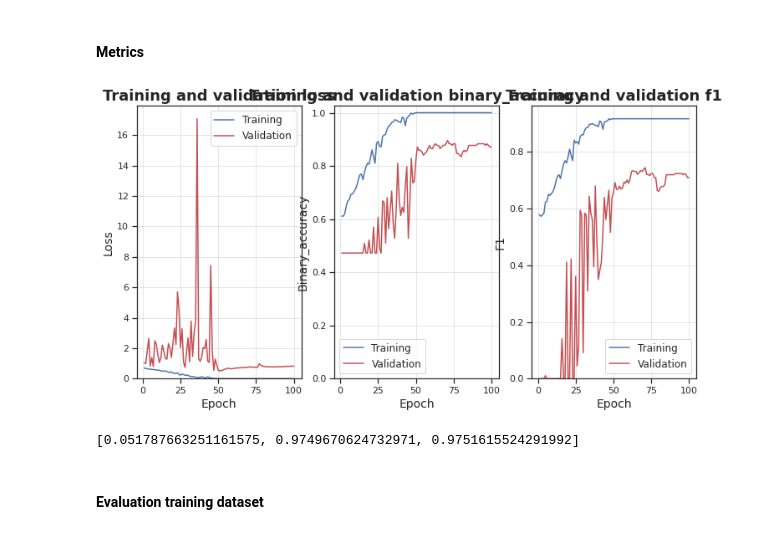
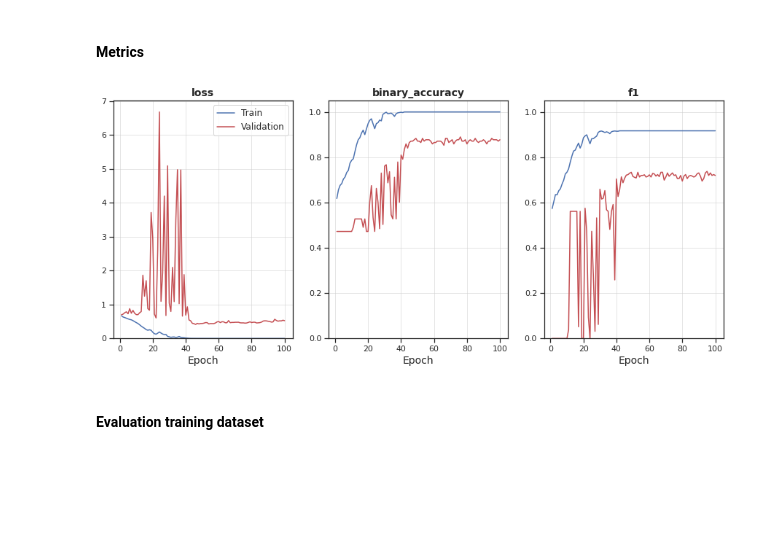
Before and after one commit to fernandoherran/master-thesis, a Jupyter notebook: Notebooks/4_CNN_creation.ipynb, the cells around one changed output. Drawn from its saved outputs; the diff is of its cells as text; code cells hidden in the pictures; blank space fills up the shorter version.

```diff
--- a/Notebooks/4_CNN_creation.ipynb
+++ b/Notebooks/4_CNN_creation.ipynb
@@ -286,4 +280,4 @@ Epoch 00100: val_loss did not improve from 0.51020
 # %%
-model_name = "3d_model_v4"
+model_name = 'cnn_model_v2'
 # %%
 # Load model
@@ -302,6 +291,6 @@ model_loaded.compile(loss = "binary_crossentropy",
 # %%
 # Load model history
-history_loaded = np.load(path + "Results/" + model_name + "_history.npy",
+history = np.load(path + 'Results/' + model_name + '_history.npy',
                   allow_pickle = 'TRUE').item()
 
-print("[+] Model history loaded")
+print('[+] Model history loaded')
@@ -311,6 +302,7 @@ print("[+] Model history loaded")
 #### Metrics
 # %%
 # Plot metrics
-plot_history(history)
+plot_history(history,
+             save_fig = path + 'Results/figures/model_history.png')
 # %% [output]
-[figure, old version]
+[figure, new version]
@@ -320,8 +309,6 @@ plot_roc_curve(model, X_train, X_test, y_train, y_test, save_fig = False)
 # %%
 # Get accuracy
-model_loaded.evaluate(train_dataset,
-                      verbose = 0)
+model.evaluate(train_dataset,
+               verbose = 0)
-# %% [output]
-[0.051787663251161575, 0.9749670624732971, 0.9751615524291992]
 # %% [markdown]
 #### Evaluation training dataset
```
Also changed, not shown: parts of 84 cells of this notebook, 34 other files.
